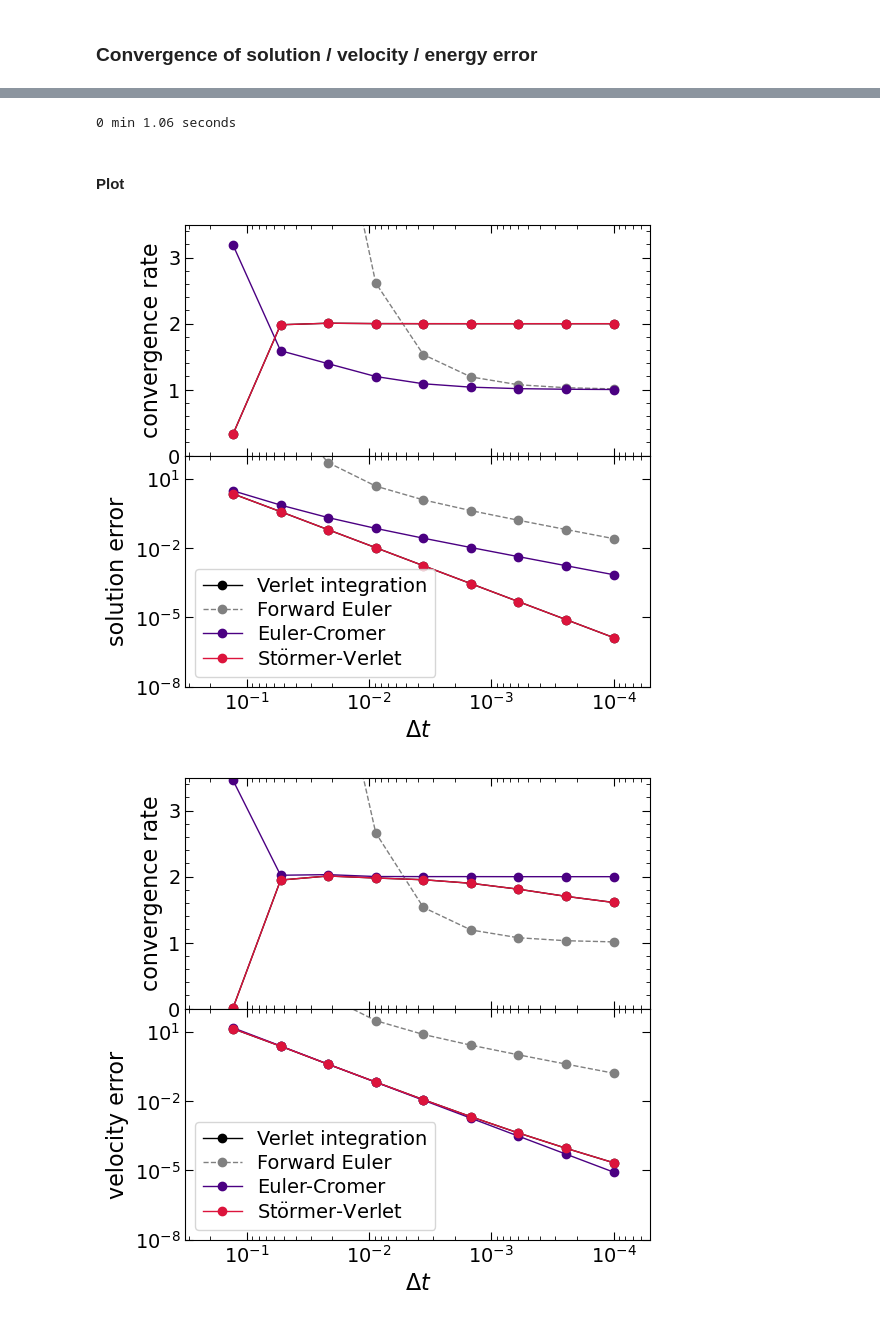
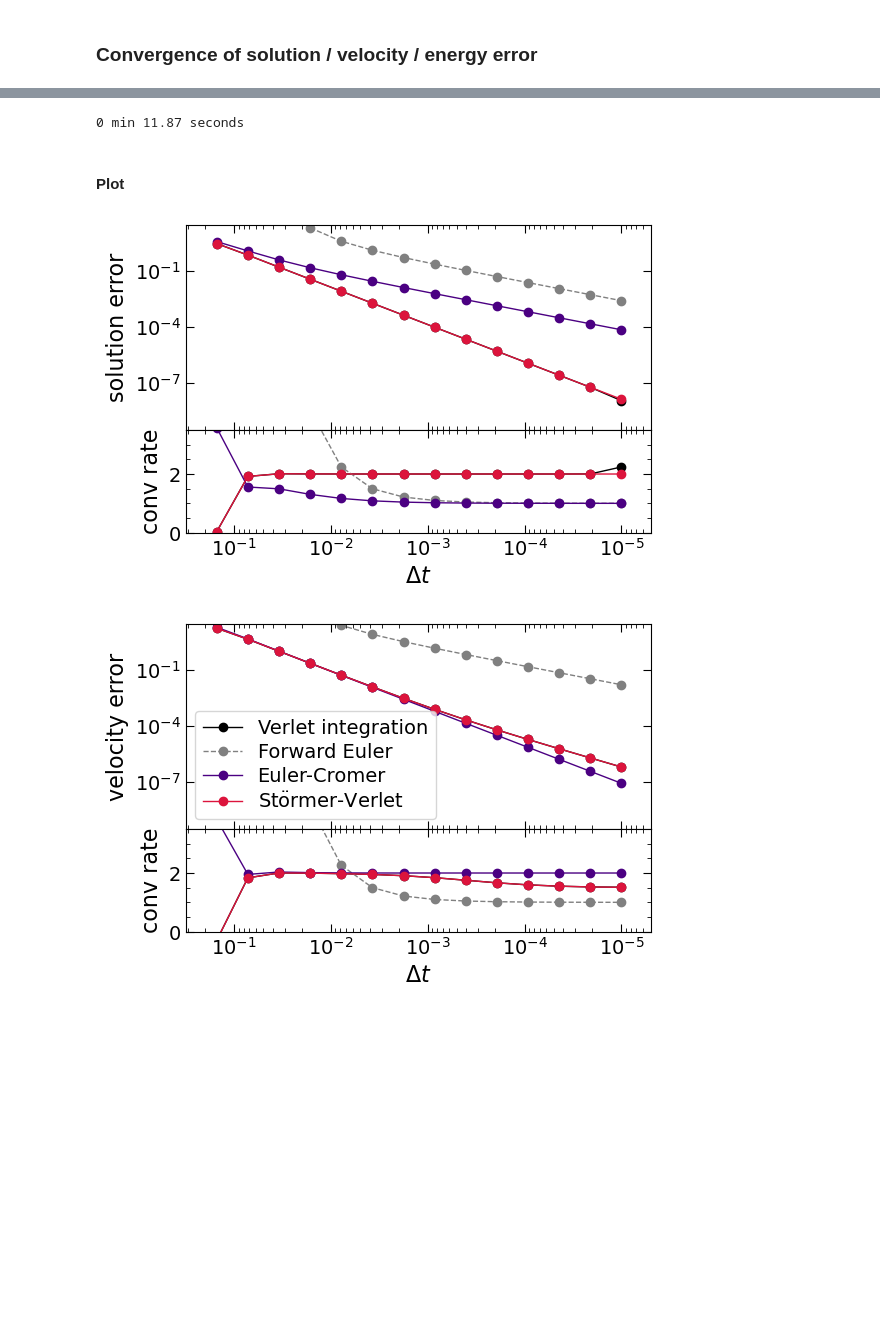
Before and after one commit to a-paranjape/numerical-methods-tutorial, a Jupyter notebook: examples/ODE_Examples.ipynb, the cells around one changed output, grey strips where cells are left out. Drawn from its saved outputs; the diff is of its cells as text; code cells hidden in the pictures; blank space fills up the shorter version.

Commit message:
added unified support for solution, velocity and energy error

```diff
--- a/examples/ODE_Examples.ipynb
+++ b/examples/ODE_Examples.ipynb
@@ -165,49 +165,51 @@ ODE integration
 # %%
 start_time = time()
 dt_max_sho = 0.999*2/omega
-dt_min_sho = 1e-4
+dt_min_sho = 1e-5
 rdict_sho = {}
 for scheme in sdict.keys():
     rdict_sho[scheme] = {key:None for key in tdict_sho[scheme].etype_dict.keys()}
     for key in rdict_sho[scheme].keys():
-        error,rate,dts = tdict_sho[scheme].convergence(T,u0,v0,theta_f=[omega],dt_max=dt_max_sho,dt_min=dt_min_sho,error_type=key)
+        error,rate,dts = tdict_sho[scheme].convergence(T,u0,v0,theta_f=[omega],error_type=key,
+                                                       dt_max=dt_max_sho,dt_min=dt_min_sho,n_evals=15)
         rdict_sho[scheme][key] = {'dts':dts,'rate':rate,'error':error}
 ut.time_this(start_time)
 # %% [output]
-0 min 1.06 seconds
+0 min 11.87 seconds
 # %% [markdown]
 #### Plot
 # %%
 for error_type in rdict_sho['verlet'].keys():
-    plt.figure(figsize=(6,6))
-    gs = gridspec.GridSpec(2,1,height_ratios=[1,1],hspace=0)
+    plt.figure(figsize=(6,4))
+    gs = gridspec.GridSpec(2,1,height_ratios=[2,1],hspace=0)
 
     ax = []
     for i in range(2):
         ax_this = plt.subplot(gs[i])
         ax_this.set_xlim(dt_max_sho,0.5*dt_min_sho)
         ax_this.set_xscale('log')
         ax_this.minorticks_on()
         ax.append(ax_this)
 
-    ax[0].set_ylim(0,3.5)
-    ax[0].set_ylabel('convergence rate')
+    ax[0].set_ylim(3e-10,3e1)
+    ax[0].set_yscale('log')
+    ax[0].set_ylabel(error_type+' error')
     ax[0].set_xticklabels('')
 
-    ax[1].set_ylim(1e-8,1e2)
-    ax[1].set_yscale('log')
-    ax[1].set_ylabel(error_type+' error')
+    ax[1].set_ylim(0,3.5)
+    ax[1].set_ylabel('conv rate')
     ax[1].set_xlabel('$\\Delta t$')
 
     for scheme in rdict_sho.keys():
         ls,lw,col,lab = pltdict[scheme]['ls'],pltdict[scheme]['lw'],pltdict[scheme]['col'],pltdict[scheme]['lab']
         error = rdict_sho[scheme][error_type]['error']
         rate = rdict_sho[scheme][error_type]['rate']
         dts = rdict_sho[scheme][error_type]['dts']
-        ax[0].plot(dts,rate,'o',ls=ls,lw=lw,c=col,label=lab)
-        ax[1].plot(dts,error,'o',ls=ls,lw=lw,c=col,label=lab)
-    ax[1].legend(loc='lower left')
+        ax[0].plot(dts,error,'o',ls=ls,lw=lw,c=col,label=lab)
+        ax[1].plot(dts,rate,'o',ls=ls,lw=lw,c=col,label=lab)
+    if error_type == 'velocity':
+        ax[0].legend(loc='lower left')
     plt.show()
 # %% [output]
-[figure, old version]
+[figure, new version]
-[figure, old version]
+[figure, new version]
```
Also changed, not shown: parts of 1 cell of this notebook.
